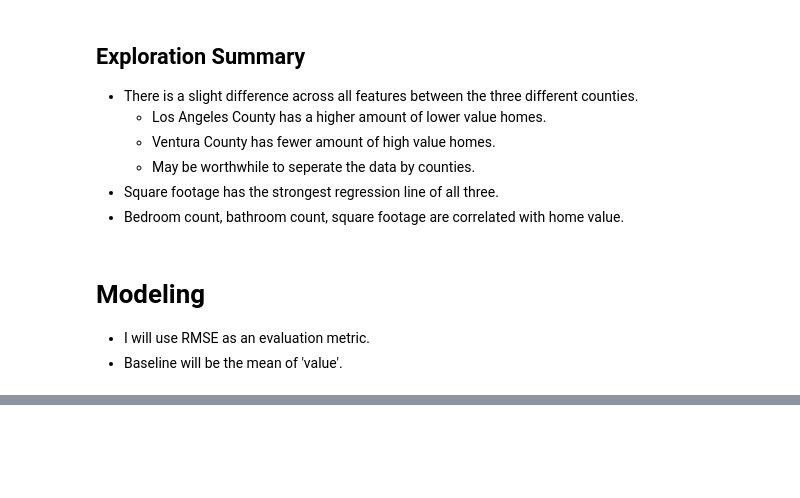
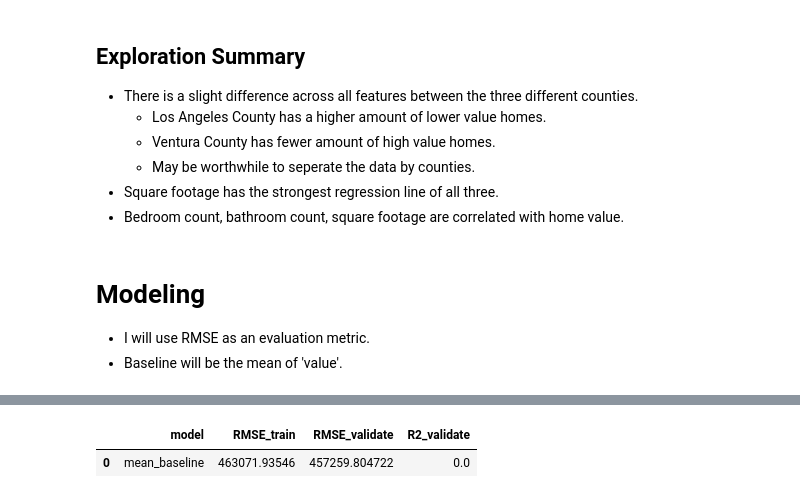
Before and after one commit to elizabethswarren/regression-project, a Jupyter notebook: report.ipynb, the cells around one changed output, grey strips where cells are left out. Saved outputs shown, nothing was run; the diff lists cells and outputs as text; code cells hidden in the pictures; blank space fills up the shorter version.

```diff
--- a/report.ipynb
+++ b/report.ipynb
@@ -302,0 +334,6 @@ X_train, y_train, X_validate, y_validate, X_test, y_test = w.zillow_model_split(
+# %%
+# check it out
+metric_df.head()
+# %% [output]
+|  | model | RMSE_train | RMSE_validate | R2_validate |
+| 0 | mean_baseline | 463071.93546 | 457259.804722 | 0.0 |
```
Also changed, not shown: parts of 11 cells of this notebook, 1 other file.
